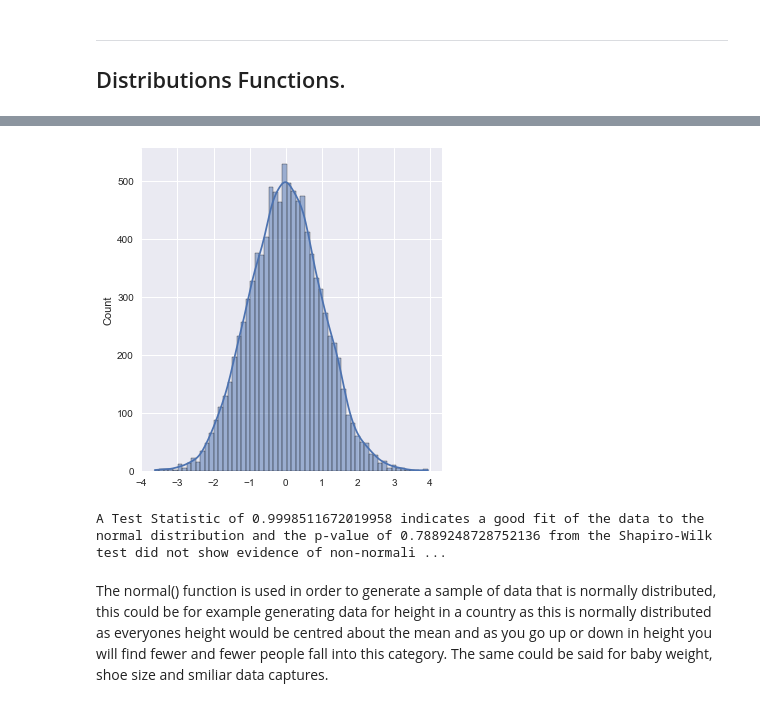
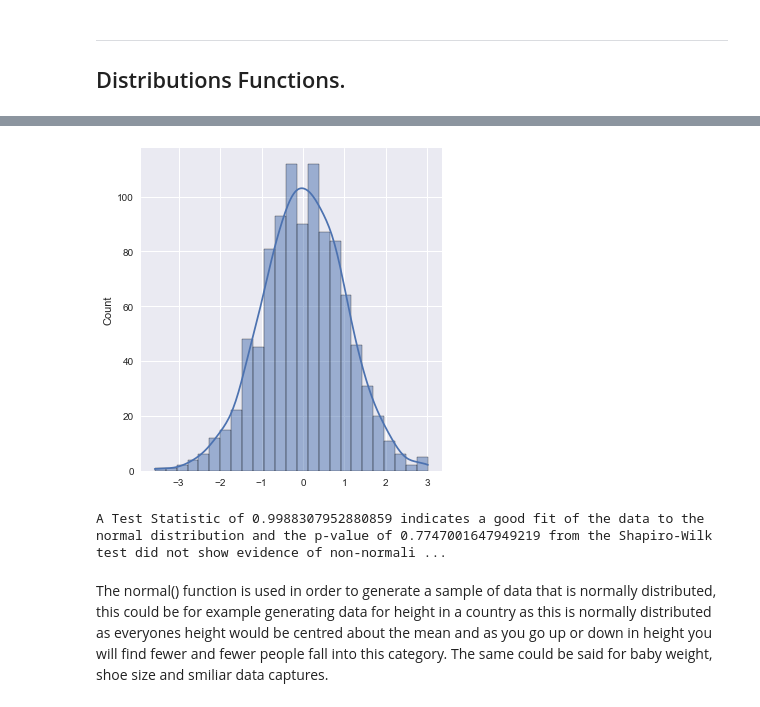
Before and after one commit to fionnmccarthy/ProgDA_Assignment, a Jupyter notebook: numpy-random.ipynb, the cells around one changed output, grey strips where cells are left out. Saved outputs shown, nothing was run; the diff lists cells and outputs as text; code cells hidden in the pictures.

```diff
--- a/numpy-random.ipynb
+++ b/numpy-random.ipynb
@@ -482,13 +482,13 @@ Below is the Probability Density Function for the Normal Distribution
 
 ![xplotoutput](normal_dist.jpg)
 # %%
-normal_data = rng.normal(size=10000)
+normal_data = rng.normal(size=1000)
 sns.displot(data=normal_data, kind="hist", kde=True)
 
 
 plt.show()
 # %% [output]
-[figure, old version]
+[figure, new version]
 # %%
 # https://machinelearningmastery.com/a-gentle-introduction-to-normality-tests-in-python/ [19]
 
@@ -506,7 +506,7 @@ if p > alpha:
 else:
     print('The sample does may not be normally distributed as the Shapiro-Wilk test did show evidence of non-normality')
 # %% [output]
-A Test Statistic of 0.9998511672019958 indicates a good fit of the data to the normal distribution and the p-value of 0.7889248728752136 from the Shapiro-Wilk test did not show evidence of non-normali ...
+A Test Statistic of 0.9988307952880859 indicates a good fit of the data to the normal distribution and the p-value of 0.7747001647949219 from the Shapiro-Wilk test did not show evidence of non-normali ...
 # %% [markdown]
 The normal() function is used in order to generate a sample of data that is normally distributed, this could be for example generating data for height in a country as this is normally distributed as everyones height would be centred about the mean and as you go up or down in height you will find fewer and fewer people fall into this category. The same could be said for baby weight, shoe size and smiliar data captures.
 # %%
```
Also changed, not shown: parts of 48 cells of this notebook, 1 other file.
